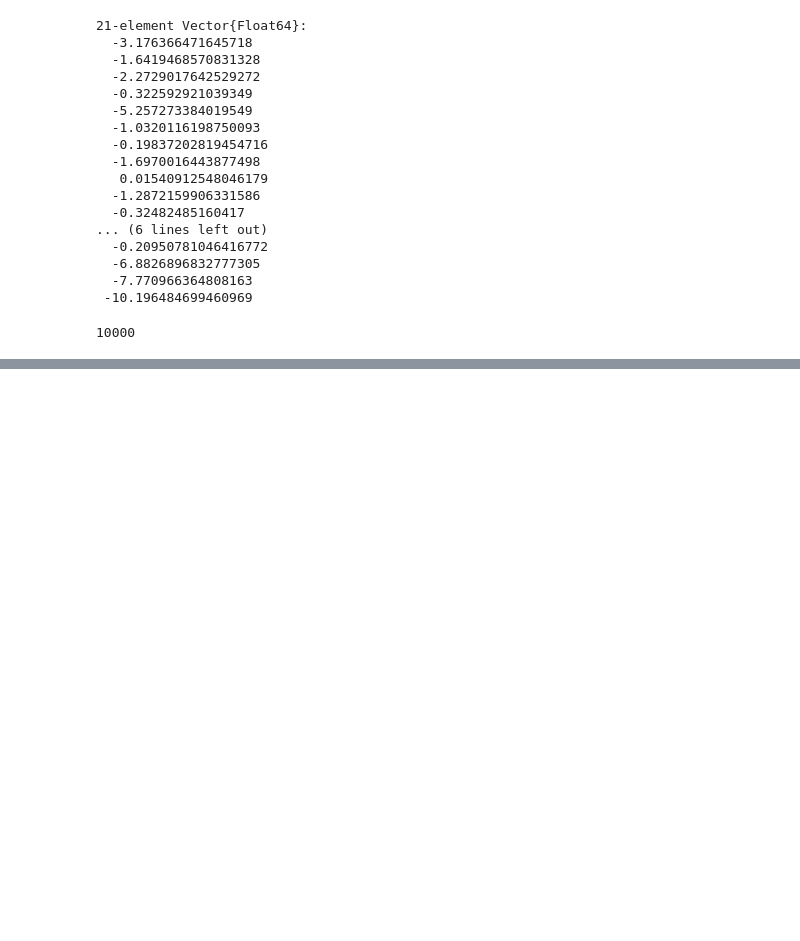
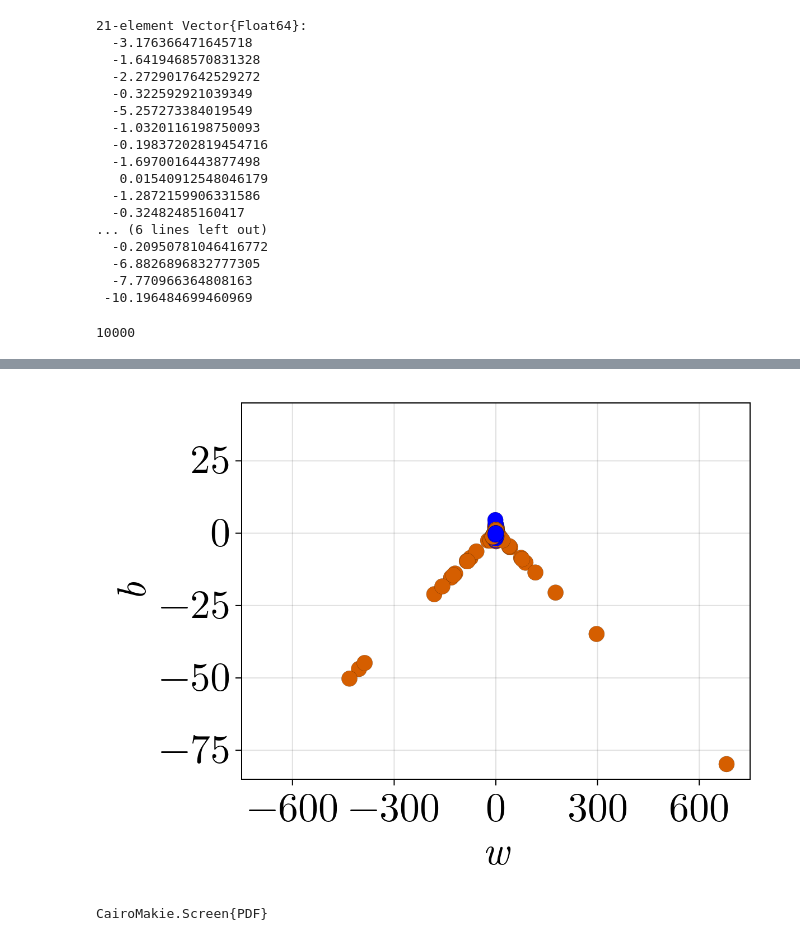
Before and after one commit to DirkBurgers/BEP, a Jupyter notebook: Experiments/Training over time/neuron trajecs.ipynb, the cells around one changed output, grey strips where cells are left out. Cells and saved outputs as stored; diff of their text form; code cells hidden in the pictures; blank space fills up the shorter version.

```diff
--- a/Experiments/Training over time/neuron trajecs.ipynb
+++ b/Experiments/Training over time/neuron trajecs.ipynb
@@ -112,0 +210,17 @@ training_data.steps
+# %%
+g = Figure()
+
+ax = Axis(g[1, 1], xlabel = L"w", ylabel = L"b", xticks=-600:300:600)
+
+scatter!(ax, vec(nn.w), nn.b; markersize=20, strokewidth=0.1, color=[a > 0 ? MYORANGE : :blue for a in nn.a])
+
+xlims!(ax, (- 750, 750))
+ylims!(ax, (- 85, 45))
+
+g
+# %% [output]
+[figure, added]
+# %%
+save("scat NN end.pdf", g)
+# %% [output]
+CairoMakie.Screen{PDF}
```
Also changed, not shown: parts of 14 cells of this notebook, 20 other files.
